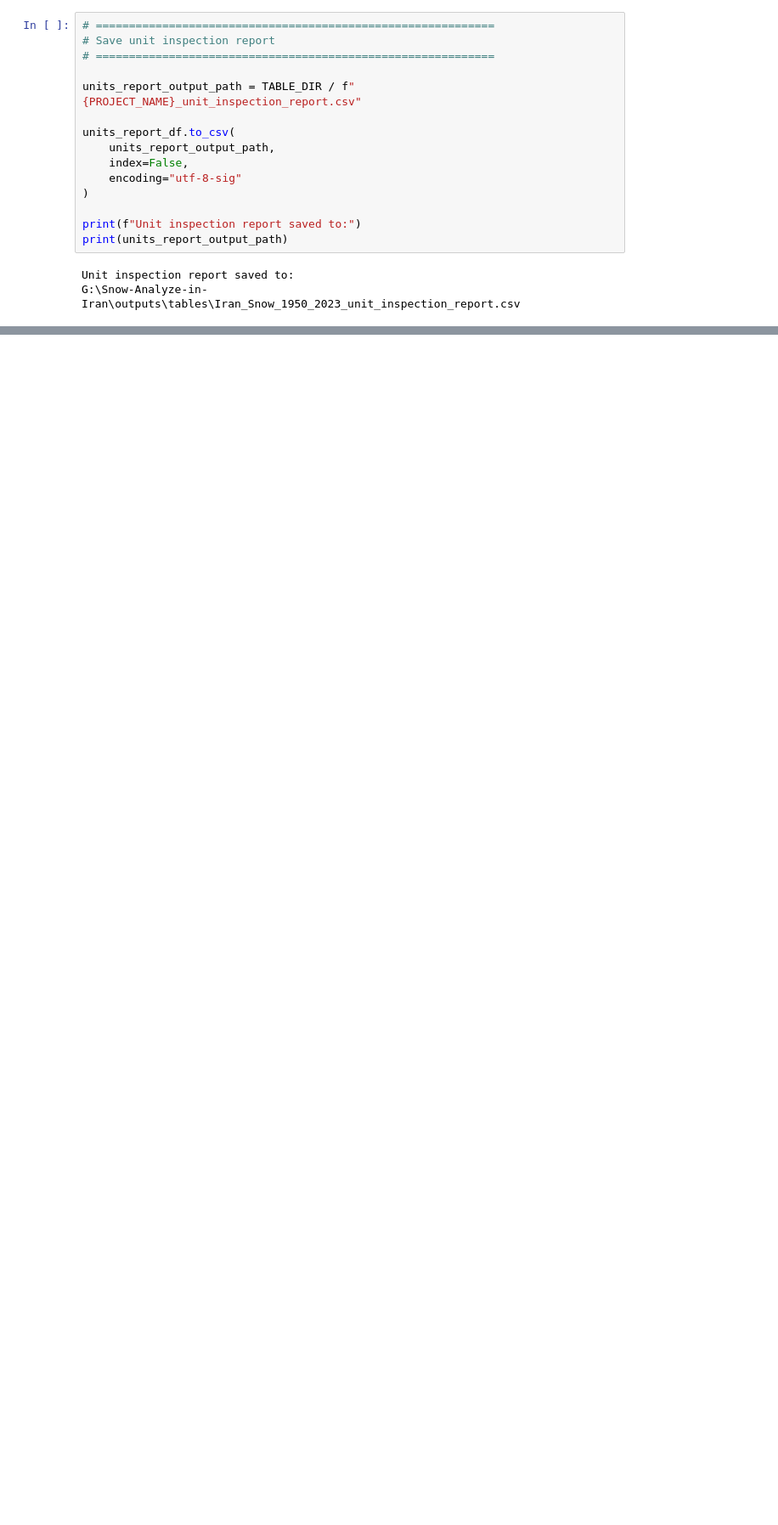
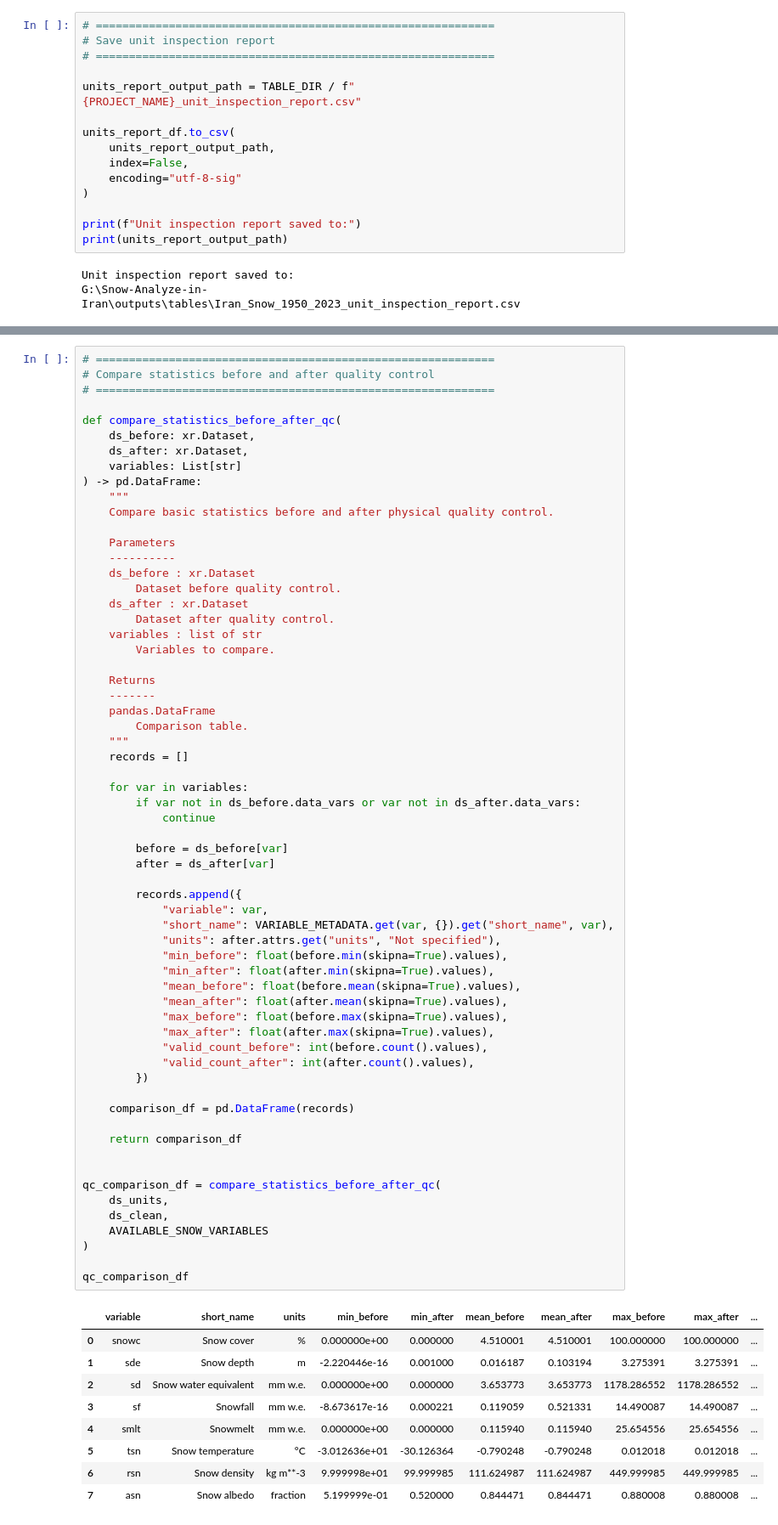
Before and after one commit to AliRezaee86/Snow, a Jupyter notebook: Snow_A.ipynb, the cells around one changed output, grey strips where cells are left out. Shown at 85% size. Saved outputs shown, nothing was run; the diff lists cells and outputs as text; blank space fills up the shorter version.

```diff
--- a/Snow_A.ipynb
+++ b/Snow_A.ipynb
@@ -1299,0 +1791,72 @@ G:\Snow-Analyze-in-Iran\outputs\tables\Iran_Snow_1950_2023_unit_inspection_repor
+# %%
+# ============================================================
+# Compare statistics before and after quality control
+# ============================================================
+
+def compare_statistics_before_after_qc(
+    ds_before: xr.Dataset,
+    ds_after: xr.Dataset,
+    variables: List[str]
+) -> pd.DataFrame:
+    """
+    Compare basic statistics before and after physical quality control.
+
+    Parameters
+    ----------
+    ds_before : xr.Dataset
+        Dataset before quality control.
+    ds_after : xr.Dataset
+        Dataset after quality control.
+    variables : list of str
+        Variables to compare.
+
+    Returns
+    -------
+    pandas.DataFrame
+        Comparison table.
+    """
+    records = []
+
+    for var in variables:
+        if var not in ds_before.data_vars or var not in ds_after.data_vars:
+            continue
+
+        before = ds_before[var]
+        after = ds_after[var]
+
+        records.append({
+            "variable": var,
+            "short_name": VARIABLE_METADATA.get(var, {}).get("short_name", var),
+            "units": after.attrs.get("units", "Not specified"),
+            "min_before": float(before.min(skipna=True).values),
+            "min_after": float(after.min(skipna=True).values),
+            "mean_before": float(before.mean(skipna=True).values),
+            "mean_after": float(after.mean(skipna=True).values),
+            "max_before": float(before.max(skipna=True).values),
+            "max_after": float(after.max(skipna=True).values),
+            "valid_count_before": int(before.count().values),
+            "valid_count_after": int(after.count().values),
+        })
+
+    comparison_df = pd.DataFrame(records)
+
+    return comparison_df
+
+
+qc_comparison_df = compare_statistics_before_after_qc(
+    ds_units,
+    ds_clean,
+    AVAILABLE_SNOW_VARIABLES
+)
+
+qc_comparison_df
+# %% [output]
+|  | variable | short_name | units | min_before | min_after | mean_before | mean_after | max_before | max_after | ... |
+| 0 | snowc | Snow cover | % | 0.000000e+00 | 0.000000 | 4.510001 | 4.510001 | 100.000000 | 100.000000 | ... |
+| 1 | sde | Snow depth | m | -2.220446e-16 | 0.001000 | 0.016187 | 0.103194 | 3.275391 | 3.275391 | ... |
+| 2 | sd | Snow water equivalent | mm w.e. | 0.000000e+00 | 0.000000 | 3.653773 | 3.653773 | 1178.286552 | 1178.286552 | ... |
+| 3 | sf | Snowfall | mm w.e. | -8.673617e-16 | 0.000221 | 0.119059 | 0.521331 | 14.490087 | 14.490087 | ... |
+| 4 | smlt | Snowmelt | mm w.e. | 0.000000e+00 | 0.000000 | 0.115940 | 0.115940 | 25.654556 | 25.654556 | ... |
+| 5 | tsn | Snow temperature | °C | -3.012636e+01 | -30.126364 | -0.790248 | -0.790248 | 0.012018 | 0.012018 | ... |
+| 6 | rsn | Snow density | kg m**-3 | 9.999998e+01 | 99.999985 | 111.624987 | 111.624987 | 449.999985 | 449.999985 | ... |
+| 7 | asn | Snow albedo | fraction | 5.199999e-01 | 0.520000 | 0.844471 | 0.844471 | 0.880008 | 0.880008 | ... |
```
Also changed, not shown: parts of 19 cells of this notebook.
